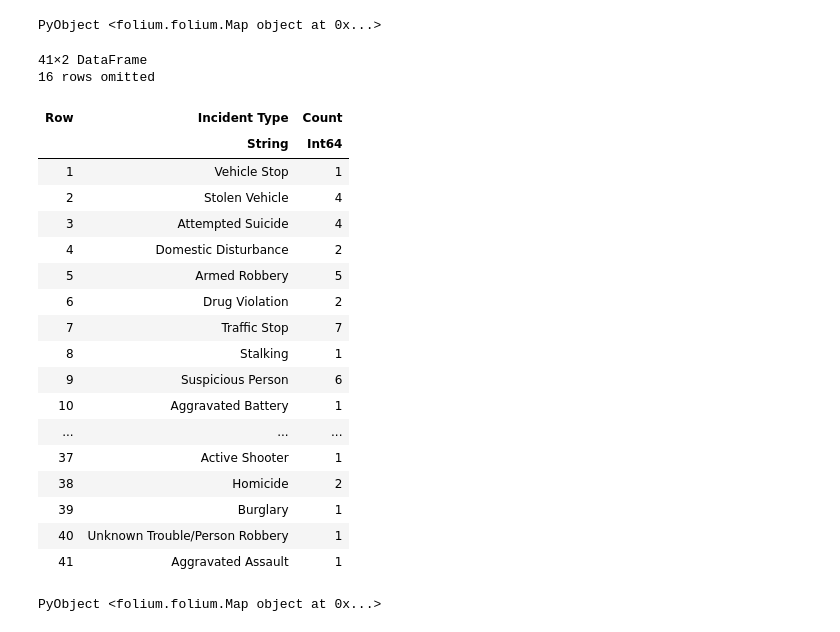
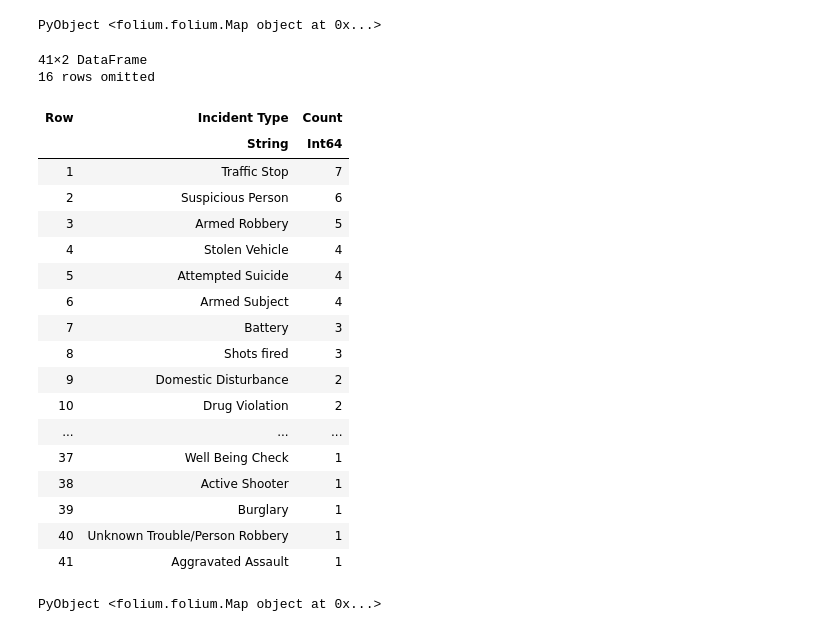
Before and after one commit to MorandR/CatchingCooks, a Jupyter notebook: CatchingCrooks.ipynb, the cells around one changed output. Cells and saved outputs as stored; diff of their text form; code cells hidden in the pictures.

```diff
--- a/CatchingCrooks.ipynb
+++ b/CatchingCrooks.ipynb
@@ -192,24 +191,25 @@ m
 PyObject <folium.folium.Map object at 0x...>
 # %%
 freq_by_type = combine(groupby(data, "Incident Type"), nrow => "Count")
+sort!(freq_by_type, :Count, rev=true)
 # %% [output]
 41×2 DataFrame
 16 rows omitted
 | Row | Incident Type | Count |
 |  | String | Int64 |
-| 1 | Vehicle Stop | 1 |
-| 2 | Stolen Vehicle | 4 |
-| 3 | Attempted Suicide | 4 |
-| 4 | Domestic Disturbance | 2 |
-| 5 | Armed Robbery | 5 |
-| 6 | Drug Violation | 2 |
-| 7 | Traffic Stop | 7 |
-| 8 | Stalking | 1 |
-| 9 | Suspicious Person | 6 |
-| 10 | Aggravated Battery | 1 |
+| 1 | Traffic Stop | 7 |
+| 2 | Suspicious Person | 6 |
+| 3 | Armed Robbery | 5 |
+| 4 | Stolen Vehicle | 4 |
+| 5 | Attempted Suicide | 4 |
+| 6 | Armed Subject | 4 |
+| 7 | Battery | 3 |
+| 8 | Shots fired | 3 |
+| 9 | Domestic Disturbance | 2 |
+| 10 | Drug Violation | 2 |
 | ... | ... | ... |
-| 37 | Active Shooter | 1 |
-| 38 | Homicide | 2 |
+| 37 | Well Being Check | 1 |
+| 38 | Active Shooter | 1 |
 | 39 | Burglary | 1 |
 | 40 | Unknown Trouble/Person Robbery | 1 |
 | 41 | Aggravated Assault | 1 |
```
Also changed, not shown: parts of 4 cells of this notebook.
